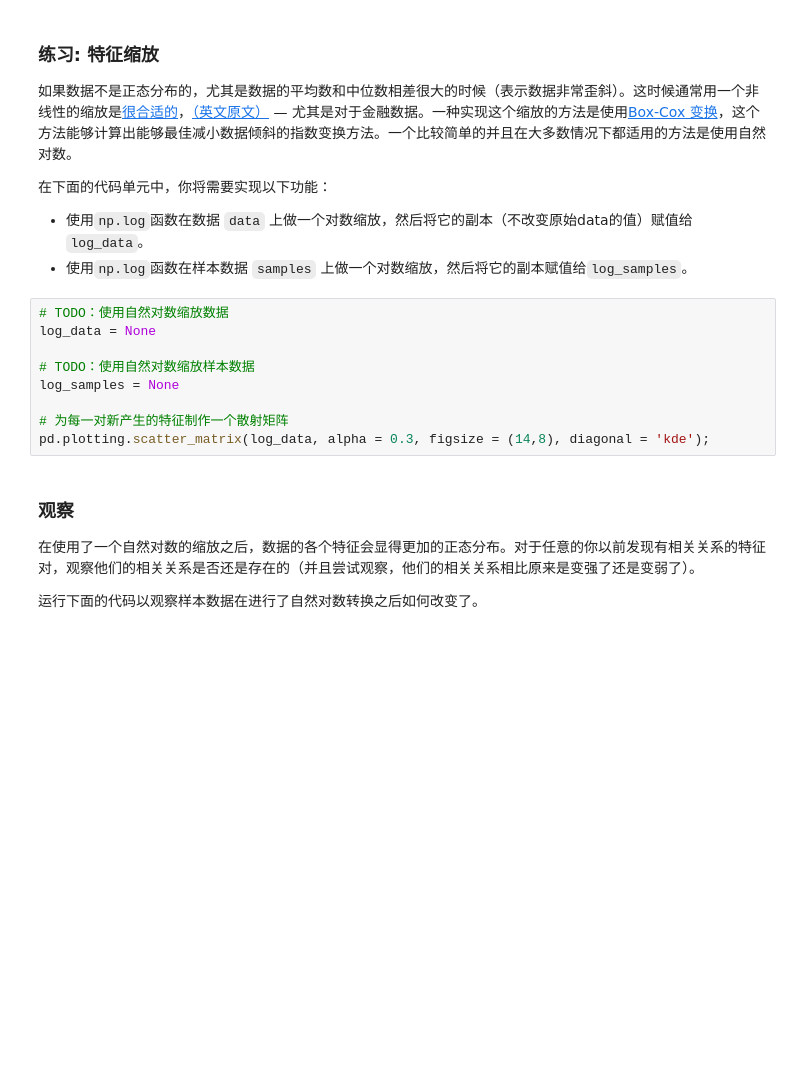
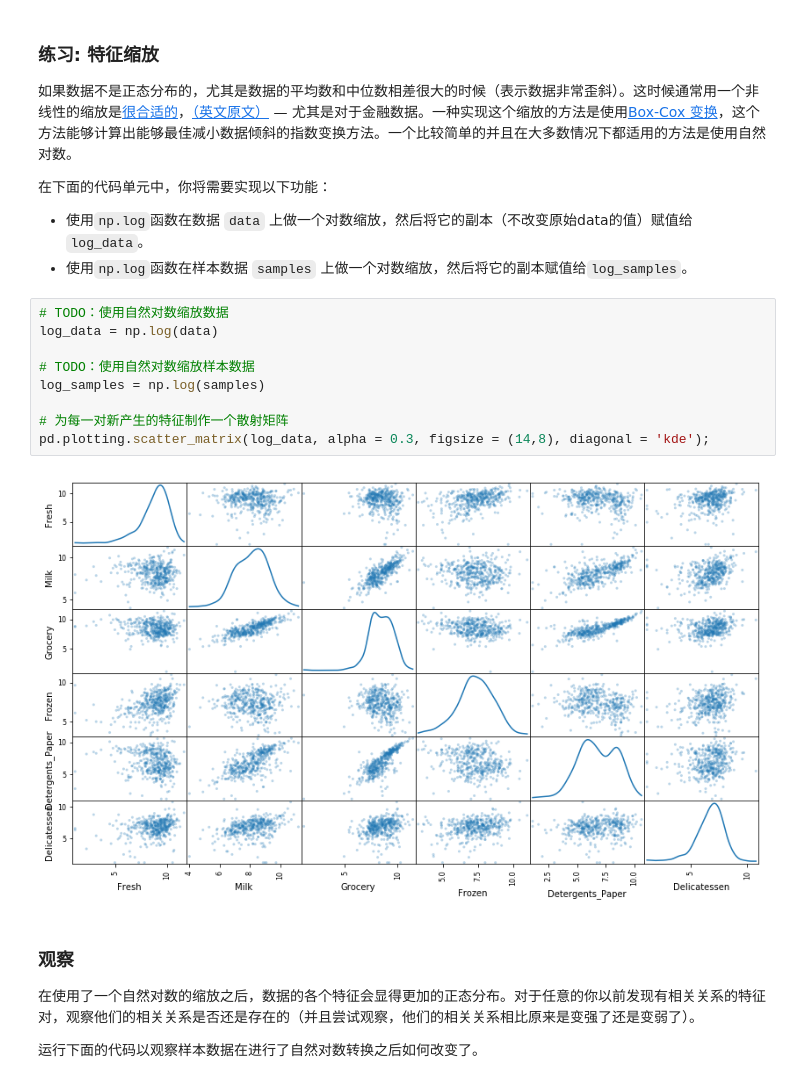
Before and after one commit to liyu10000/playboy, a Jupyter notebook: udacity/machine-learning/creating_customer_segments/customer_segments.ipynb, the cells around one changed output. Drawn from its saved outputs; the diff is of its cells as text; blank space fills up the shorter version.

```diff
--- a/udacity/machine-learning/creating_customer_segments/customer_segments.ipynb
+++ b/udacity/machine-learning/creating_customer_segments/customer_segments.ipynb
@@ -156,13 +156,15 @@ pd.plotting.scatter_matrix(data, alpha = 0.3, figsize = (14,8), diagonal = 'kde'
  - 使用`np.log`函数在样本数据 `samples` 上做一个对数缩放，然后将它的副本赋值给`log_samples`。
 # %%
 # TODO：使用自然对数缩放数据
-log_data = None
+log_data = np.log(data)
 
 # TODO：使用自然对数缩放样本数据
-log_samples = None
+log_samples = np.log(samples)
 
 # 为每一对新产生的特征制作一个散射矩阵
 pd.plotting.scatter_matrix(log_data, alpha = 0.3, figsize = (14,8), diagonal = 'kde');
+# %% [output]
+[figure, added]
 # %% [markdown]
 ### 观察
 在使用了一个自然对数的缩放之后，数据的各个特征会显得更加的正态分布。对于任意的你以前发现有相关关系的特征对，观察他们的相关关系是否还是存在的（并且尝试观察，他们的相关关系相比原来是变强了还是变弱了）。
```
Also changed, not shown: parts of 2 cells of this notebook, 2 other files.
